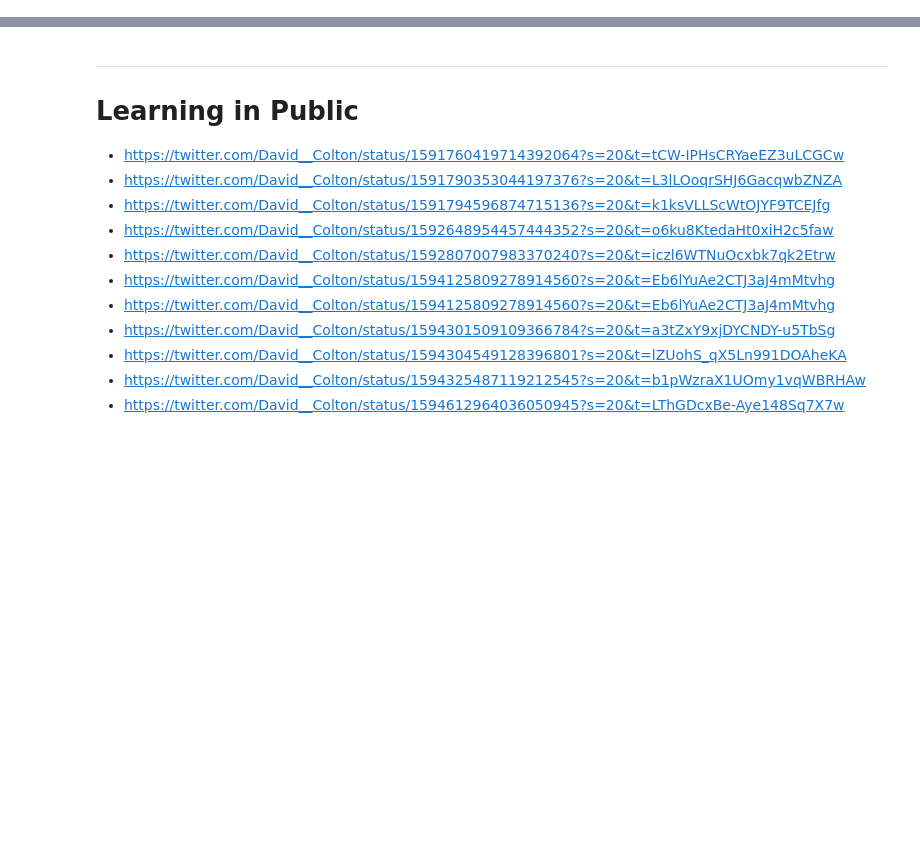
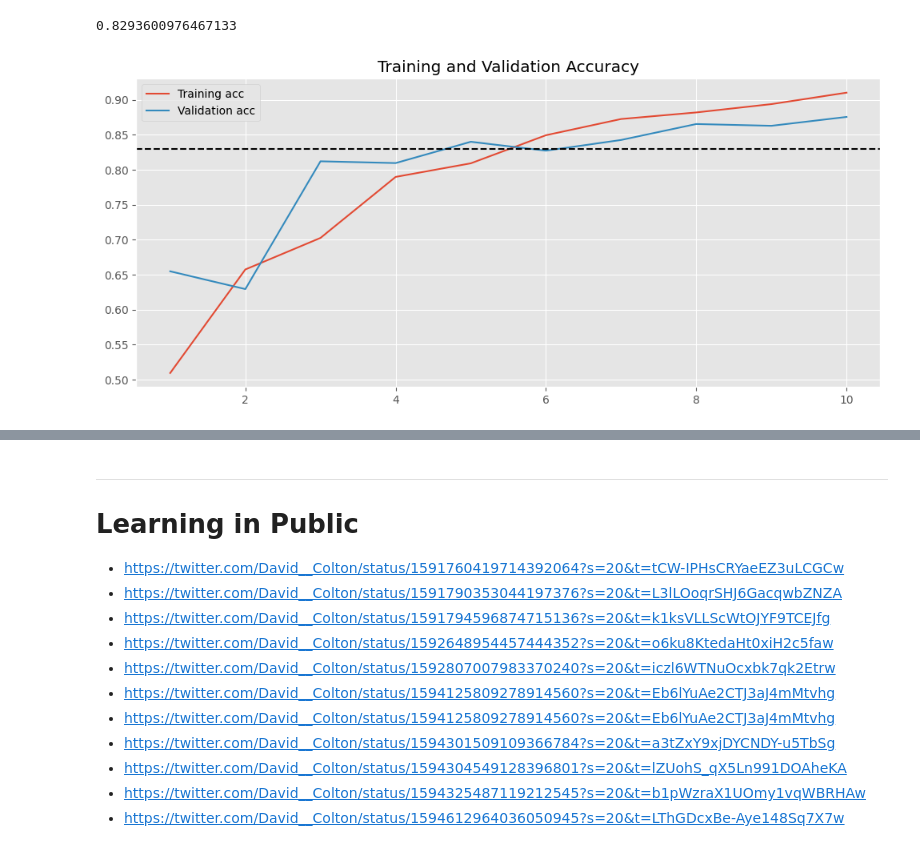
Before and after one commit to davidcolton/mlbookcamp-homework, a Jupyter notebook: week_08/week-08.ipynb, the cells around one changed output, grey strips where cells are left out. Cells and saved outputs as stored; diff of their text form; code cells hidden in the pictures; blank space fills up the shorter version.

```diff
--- a/week_08/week-08.ipynb
+++ b/week_08/week-08.ipynb
@@ -0,0 +187,10 @@
+# %%
+train_data_generator = ImageDataGenerator(rescale=1./255)
+val_data_generator = ImageDataGenerator(rescale=1./255)
+
+train_generator = train_data_generator.flow_from_directory(
+    train_fp,
+    target_size=(150, 150),
+    batch_size=20,
+    class_mode='binary'
+)
@@ -0,0 +199,7 @@
+# %%
+validation_generator = val_data_generator.flow_from_directory(
+    test_fp,
+    target_size=(150, 150),
+    batch_size=20,
+    class_mode='binary'
+)
@@ -0,0 +208,6 @@
+# %%
+history = model.fit(
+    train_generator,
+    epochs=10,
+    validation_data=validation_generator
+)
@@ -0,0 +238,27 @@
+# %%
+np.median(history.history['acc'])
+# %% [output]
+0.8293600976467133
+# %%
+plt.figure(figsize=(12, 5))
+plt.plot(
+    range(1,len(history.history['acc'])+1),
+    history.history['acc'],
+    label='Training acc'
+)
+plt.plot(
+    range(1,len(history.history['acc'])+1),
+    history.history['val_acc'],
+    label='Validation acc'
+)
+plt.axhline(
+    y=np.median(history.history['acc']),
+    color='k',
+    linestyle='--'
+    )
+
+plt.title('Training and Validation Accuracy')
+plt.legend()
+plt.show()
+# %% [output]
+[figure, added]
```
Also changed, not shown: parts of 24 cells of this notebook, 4 other files.
